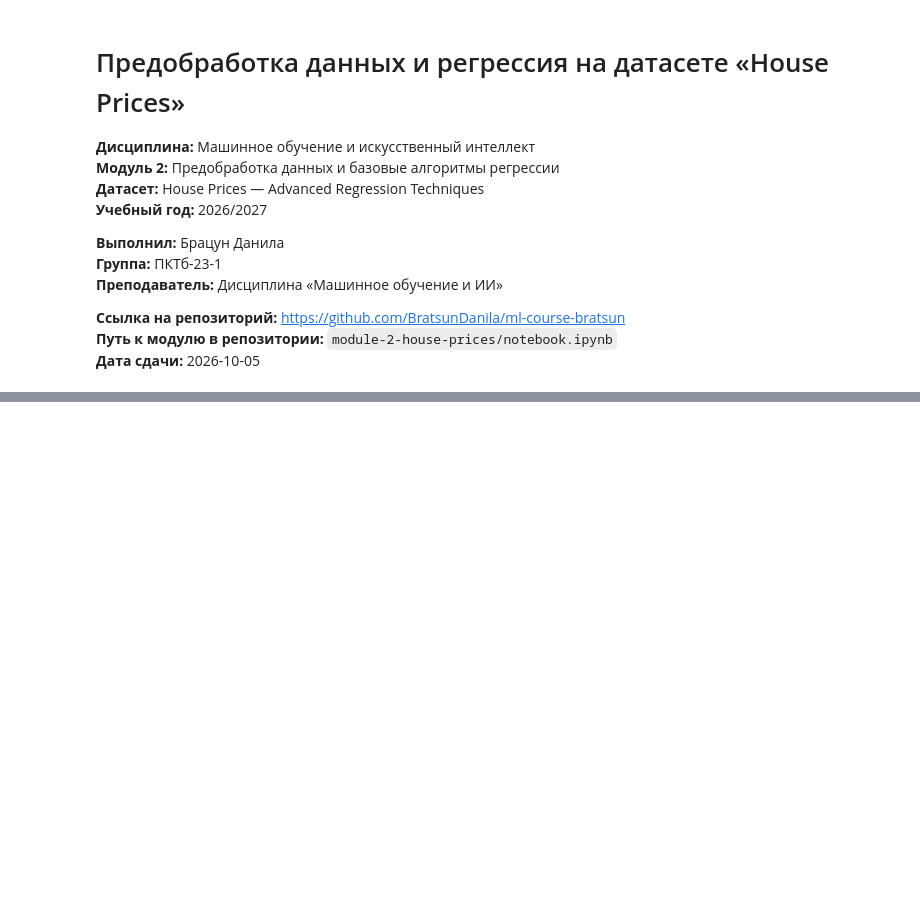
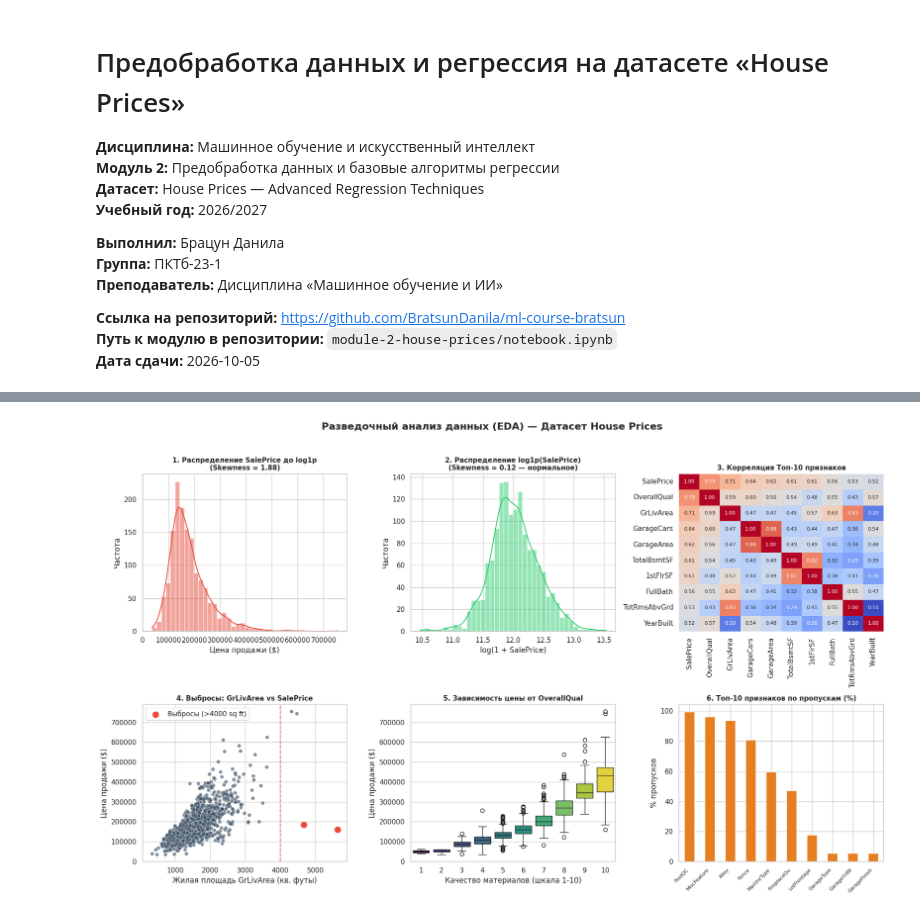
Before and after one commit to BratsunDanila/ml-course-bratsun, a Jupyter notebook: module-2-house-prices/notebook.ipynb, the cells around one changed output, grey strips where cells are left out. Saved outputs shown, nothing was run; the diff lists cells and outputs as text; code cells hidden in the pictures; blank space fills up the shorter version.

```diff
--- a/module-2-house-prices/notebook.ipynb
+++ b/module-2-house-prices/notebook.ipynb
@@ -872,0 +186,66 @@ requests>=2.31.0
+# %%
+# ============================================================
+# РАЗДЕЛ 5: ПОДГОТОВКА ДАННЫХ И РАЗВЕДОЧНЫЙ АНАЛИЗ (EDA)
+# ============================================================
+
+import matplotlib.pyplot as plt
+import seaborn as sns
+import warnings
+warnings.filterwarnings('ignore')
+
+sns.set_theme(style='whitegrid', palette='muted')
+plt.rcParams['font.sans-serif'] = 'DejaVu Sans'
+
+# 5.1. Построение обязательной сетки визуализаций (6 графиков: 2x3)
+fig, axes = plt.subplots(2, 3, figsize=(18, 11))
+fig.suptitle('Разведочный анализ данных (EDA) — Датасет House Prices', fontsize=16, fontweight='bold', y=0.98)
+
+# График 1: Исходное распределение SalePrice (сильная асимметрия)
+sns.histplot(train_raw['SalePrice'], kde=True, ax=axes[0, 0], color='#e74c3c', bins=40)
+axes[0, 0].set_title(f"1. Распределение SalePrice до log1p\n(Skewness = {train_raw['SalePrice'].skew():.2f})", fontsize=11, fontweight='bold')
+axes[0, 0].set_xlabel('Цена продажи ($)')
+axes[0, 0].set_ylabel('Частота')
+
+# График 2: Логарифмированное распределение log1p(SalePrice)
+log_prices = np.log1p(train_raw['SalePrice'])
+sns.histplot(log_prices, kde=True, ax=axes[0, 1], color='#2ecc71', bins=40)
+axes[0, 1].set_title(f"2. Распределение log1p(SalePrice)\n(Skewness = {log_prices.skew():.2f} — нормальное)", fontsize=11, fontweight='bold')
+axes[0, 1].set_xlabel('log(1 + SalePrice)')
+axes[0, 1].set_ylabel('Частота')
+
+# График 3: Heatmap корреляций топ-10 числовых признаков с целевой
+numeric_cols = train_raw.select_dtypes(include=[np.number]).columns
+top_corr_features = train_raw[numeric_cols].corr()['SalePrice'].abs().sort_values(ascending=False).head(10).index
+corr_matrix = train_raw[top_corr_features].corr()
+sns.heatmap(corr_matrix, annot=True, fmt='.2f', cmap='coolwarm', cbar=False, ax=axes[0, 2], annot_kws={'size': 8})
+axes[0, 2].set_title('3. Корреляция Топ-10 признаков', fontsize=11, fontweight='bold')
+
+# График 4: Scatter plot GrLivArea vs SalePrice с выделением выбросов
+sns.scatterplot(x='GrLivArea', y='SalePrice', data=train_raw, ax=axes[1, 0], color='#34495e', alpha=0.6)
+outliers = train_raw[(train_raw['GrLivArea'] > 4000) & (train_raw['SalePrice'] < 300000)]
+sns.scatterplot(x='GrLivArea', y='SalePrice', data=outliers, ax=axes[1, 0], color='#e74c3c', s=130, label='Выбросы (>4000 sq ft)')
+axes[1, 0].axvline(4000, color='#e74c3c', linestyle='--', alpha=0.7)
+axes[1, 0].set_title('4. Выбросы: GrLivArea vs SalePrice', fontsize=11, fontweight='bold')
+axes[1, 0].set_xlabel('Жилая площадь GrLivArea (кв. футы)')
+axes[1, 0].set_ylabel('Цена продажи ($)')
+axes[1, 0].legend()
+
+# График 5: Boxplot распределения цен по уровням OverallQual
+sns.boxplot(x='OverallQual', y='SalePrice', data=train_raw, ax=axes[1, 1], palette='viridis', hue='OverallQual', legend=False)
+axes[1, 1].set_title('5. Зависимость цены от OverallQual', fontsize=11, fontweight='bold')
+axes[1, 1].set_xlabel('Качество материалов (шкала 1-10)')
+axes[1, 1].set_ylabel('Цена продажи ($)')
+
+# График 6: Barplot доли пропусков по колонкам (>0%)
+missing_pct = (train_raw.isnull().sum() / len(train_raw)) * 100
+missing_top = missing_pct[missing_pct > 0].sort_values(ascending=False).head(10)
+missing_top.plot(kind='bar', ax=axes[1, 2], color='#e67e22')
+axes[1, 2].set_title('6. Топ-10 признаков по пропускам (%)', fontsize=11, fontweight='bold')
+axes[1, 2].set_ylabel('% пропусков')
+axes[1, 2].set_xticklabels(missing_top.index, rotation=45, ha='right', fontsize=8)
+
+plt.tight_layout(rect=[0, 0, 1, 0.96])
+plt.savefig('examples/eda_plots.png', dpi=300)
+plt.show()
+# %% [output]
+[figure, added]
```
Also changed, not shown: parts of 52 cells of this notebook, 8 other files.
